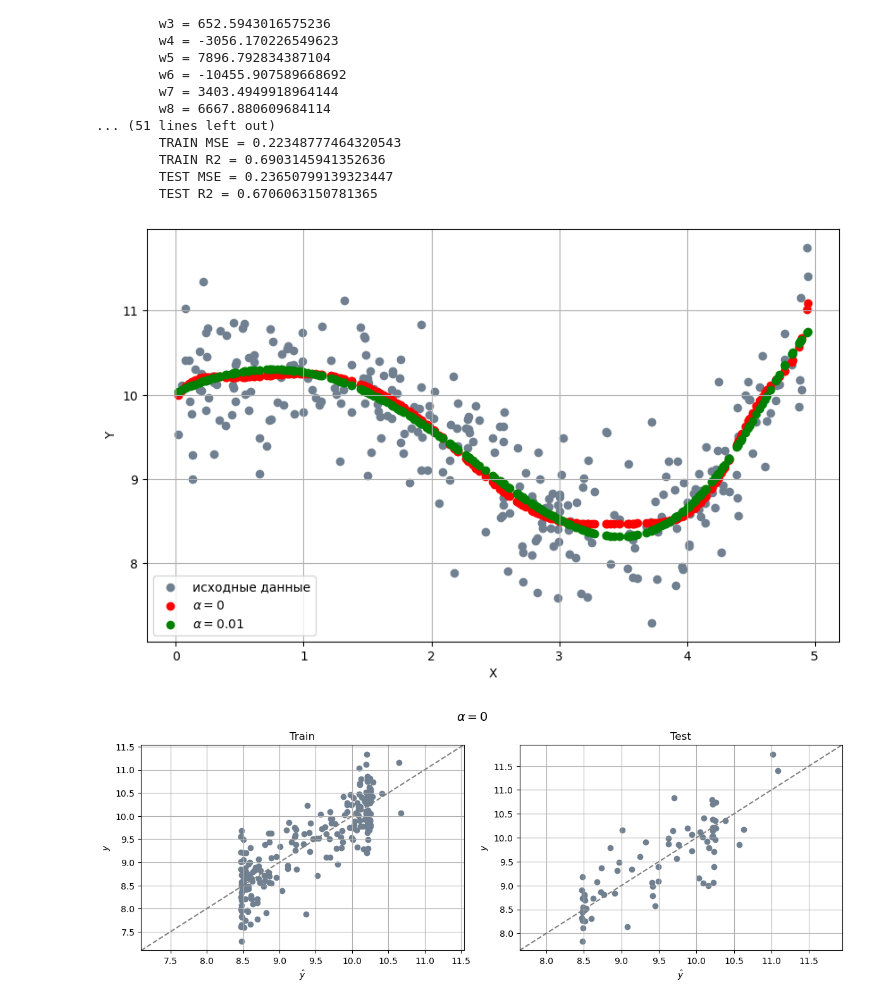
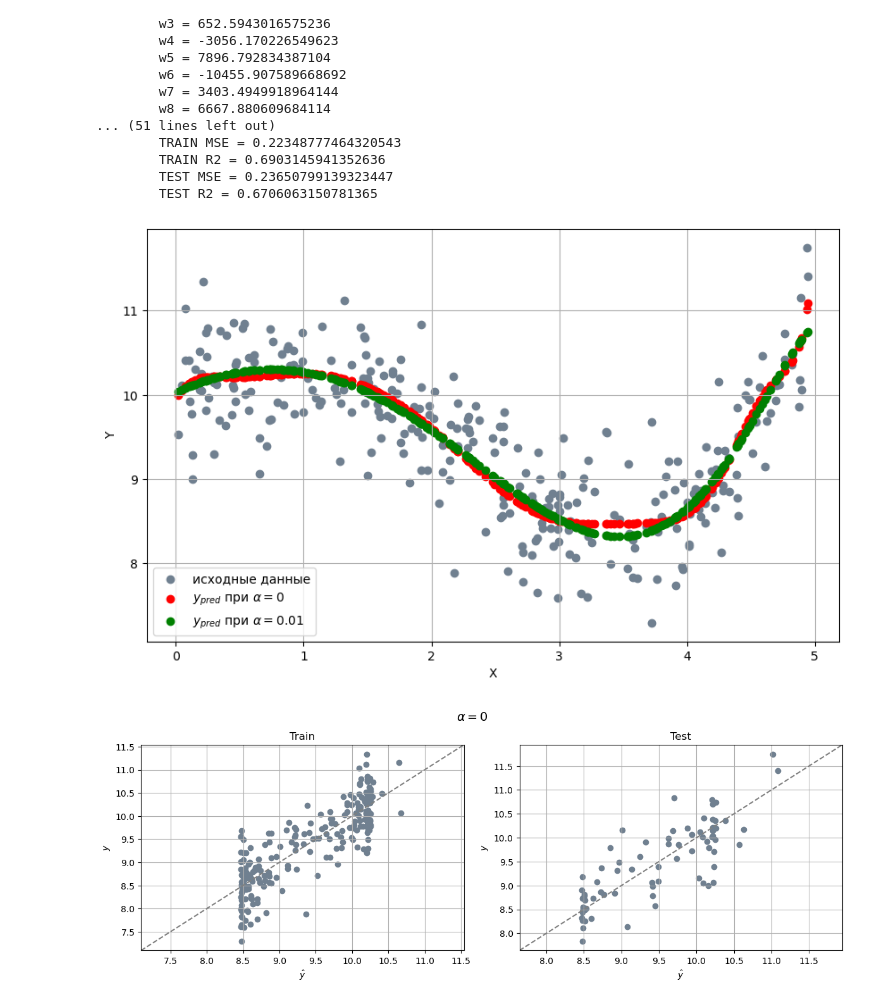
Before and after one commit to The-Humble-Guy/mlassignments, a Jupyter notebook: notebooks/A2_IU21_Kutsenko_2_3.ipynb, the cells around one changed output. Saved outputs shown, nothing was run; the diff lists cells and outputs as text; code cells hidden in the pictures.

```diff
--- a/notebooks/A2_IU21_Kutsenko_2_3.ipynb
+++ b/notebooks/A2_IU21_Kutsenko_2_3.ipynb
@@ -618,18 +618,19 @@ for alpha in ALPHAS:
         TEST MSE = 0.23650799139323447
         TEST R2 = 0.6706063150781365
 # %%
+# Посмотрим, какого вида получились функции при разном коэффициенте регуляризации
 plt.figure("1", figsize=[10, 6])
 
 plt.subplot(1,1,1)
 plt.scatter(X[:, 0], y, color="slategrey", label="исходные данные")
-plt.scatter(X[:, 0], pipelines[0].predict(X), color="red", label="$\\alpha=0$")
-plt.scatter(X[:, 0], pipelines[0.01].predict(X), color="green", label="$\\alpha=0.01$")
+plt.scatter(X[:, 0], pipelines[0].predict(X), color="red", label="$y_{pred} \\text{ при } \\alpha=0$")
+plt.scatter(X[:, 0], pipelines[0.01].predict(X), color="green", label="$y_{pred} \\text{ при } \\alpha=0.01$")
 plt.xlabel("X")
 plt.ylabel("Y")
 plt.legend()
 plt.grid(True)
 # %% [output]
-[figure, old version]
+[figure, new version]
 # %%
 def plot_prediction_vs_true(title, y_train_true, y_train_pred, y_test_true, y_test_pred):
     plt.figure("17", figsize=[12, 8])
```
Also changed, not shown: parts of 9 cells of this notebook.
